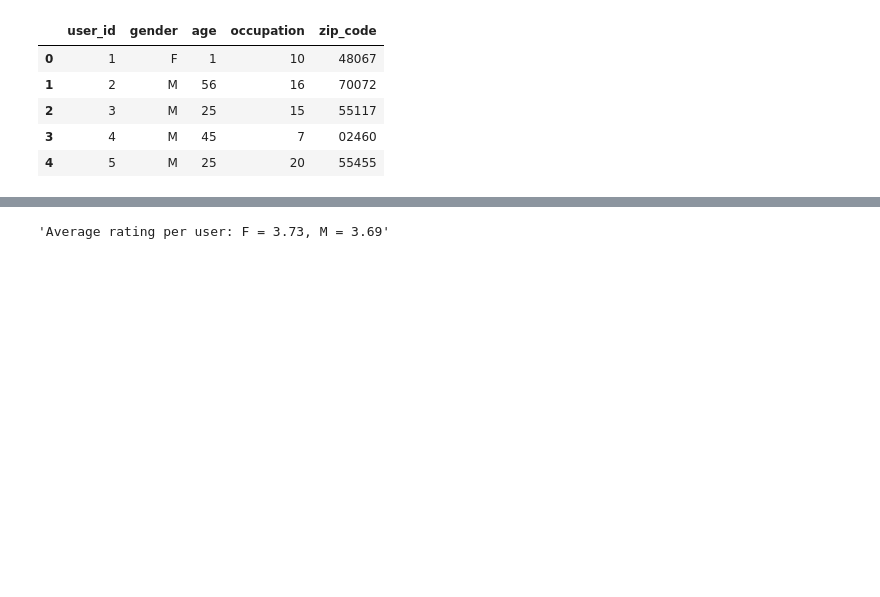
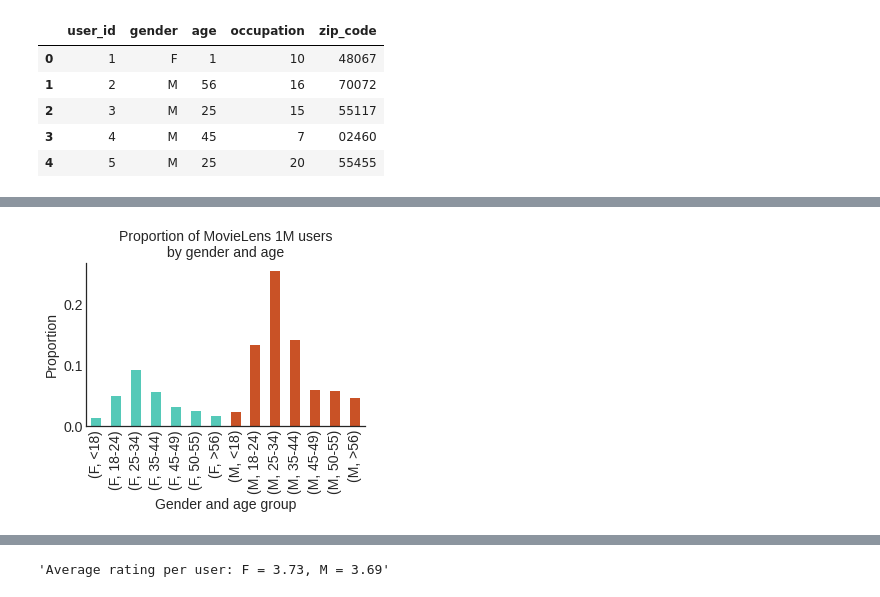
Before and after one commit to kathyxchen/cos534-final-project, a Jupyter notebook: movielens-exploratory.ipynb, the cells around one changed output, grey strips where cells are left out. Saved outputs shown, nothing was run; the diff lists cells and outputs as text; code cells hidden in the pictures; blank space fills up the shorter version.

```diff
--- a/movielens-exploratory.ipynb
+++ b/movielens-exploratory.ipynb
@@ -101,3 +123,20 @@ movie_stereotype_map = {
+# %%
+result = users.groupby(['gender', 'age']).size() / len(users)
+result = result.reindex([('F', v) for v in age_mapping.values()] + [('M', v) for v in age_mapping.values()])
+# %%
+GENDER_COLORS = {
+    'F': '#55c9b8',
+    'M': '#c95226'
+}
+# %%
+plt.figure(figsize=(5, 3))
+plt.title('Proportion of MovieLens 1M users\nby gender and age', fontsize=14)
+result.plot.bar(color=[GENDER_COLORS[k[0]] for k in result.index.tolist()])
+plt.ylabel('Proportion', fontsize=14)
+plt.xlabel('Gender and age group', fontsize=14)
+plt.savefig(os.path.join(OUTPUT_DIR, 'movielens.prop_users.gender_age.pdf'), dpi=300)
+# %% [output]
+[figure, added]
 # %%
 ratings = pd.merge(left=ratings, right=users, left_on='user_id', right_on='user_id')
 # %%
```
Also changed, not shown: parts of 65 cells of this notebook.
